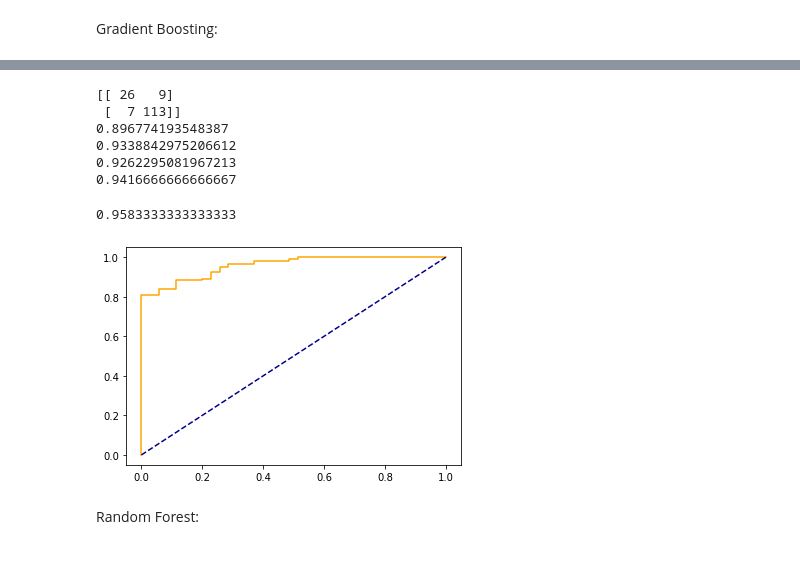
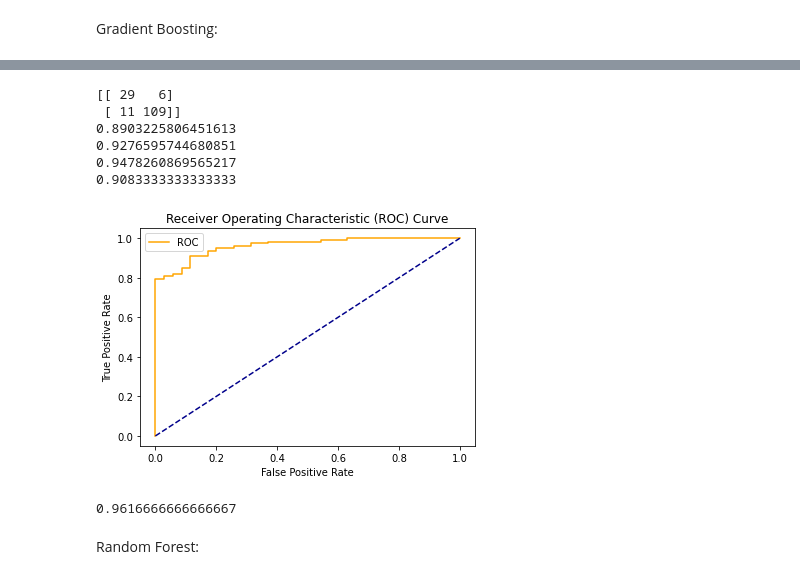
Before and after one commit to trgrimm/Earthquake_Fatality_Prediction, a Jupyter notebook: Earthquake Models.ipynb, the cells around one changed output, grey strips where cells are left out. Saved outputs shown, nothing was run; the diff lists cells and outputs as text; code cells hidden in the pictures.

```diff
--- a/Earthquake Models.ipynb
+++ b/Earthquake Models.ipynb
@@ -579,3 +597,14 @@ y_test.value_counts()
 Name: Fatalities, dtype: int64
 # %% [markdown]
 Gradient Boosting:
+# %%
+gb = GradientBoostingClassifier(random_state=50)
+parameters = {
+    'min_samples_leaf': [1, 2, 3, 4, 5],
+    'max_depth': [1, 3, 5, 7, 9, None]
+}
+
+cv = GridSearchCV(gb, parameters, cv=5)
+cv.fit(X_train, y_train)
+
+print_results(cv)
@@ -582,32 +629,31 @@ Gradient Boosting:
 # %%
-gbc = GradientBoostingClassifier()
+gbc = GradientBoostingClassifier(min_samples_leaf=2, max_depth=None)
 
 gbc.fit(X_train, y_train)
 
 gbc_preds = gbc.predict(X_test)
 
 y_test
 
 print(confusion_matrix(y_test, gbc_preds))
 
 print(accuracy_score(y_test, gbc_preds))
 print(f1_score(y_test, gbc_preds))
 print(precision_score(y_test, gbc_preds))
 print(recall_score(y_test, gbc_preds))
 
 y_prob = gbc.predict_proba(X_test)[:,1]
 fpr, tpr, thresh = roc_curve(y_test, y_prob)
-plt.plot(fpr, tpr, color='orange', label='ROC')
-plt.plot([0, 1], [0, 1], color='darkblue', linestyle='--')
+plot_roc_curve(fpr,tpr)
 roc_auc_score(y_test, y_prob)
 # %% [output]
-[[ 26   9]
- [  7 113]]
-0.896774193548387
-0.9338842975206612
-0.9262295081967213
-0.9416666666666667
+[[ 29   6]
+ [ 11 109]]
+0.8903225806451613
+0.9276595744680851
+0.9478260869565217
+0.9083333333333333
+[figure, new version]
-0.9583333333333333
+0.9616666666666667
-[figure, old version]
 # %% [markdown]
 Random Forest:
```
Also changed, not shown: parts of 10 cells of this notebook.
